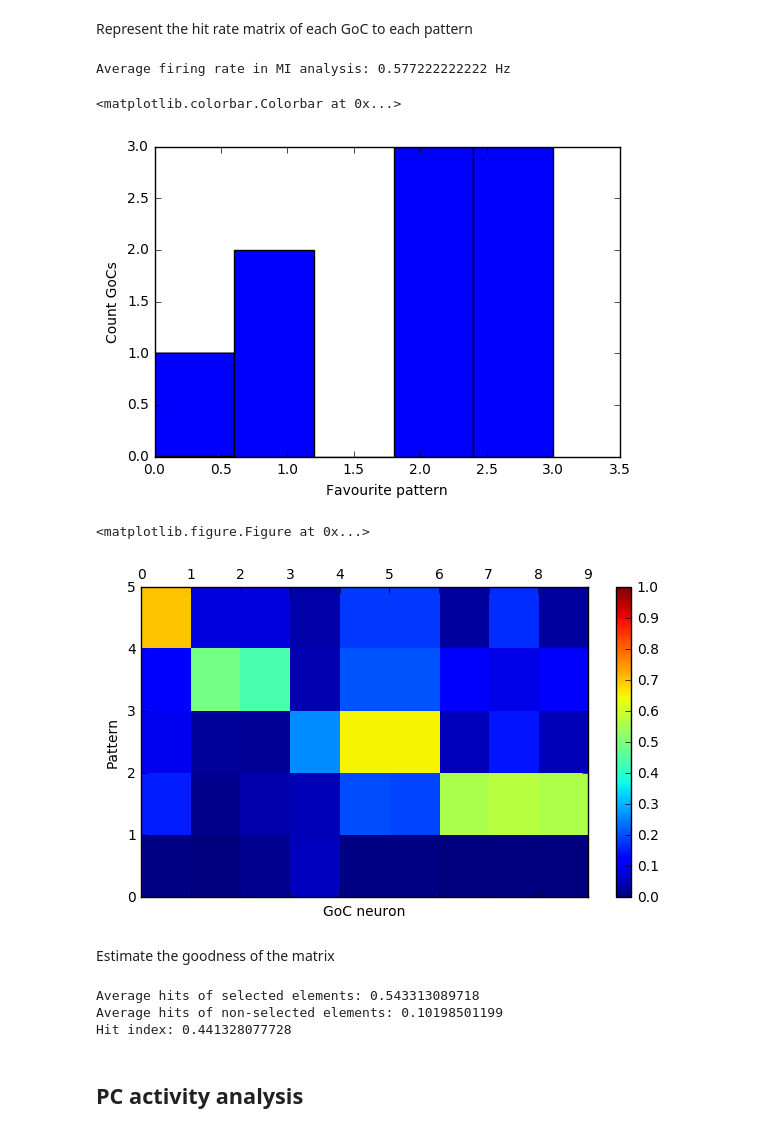
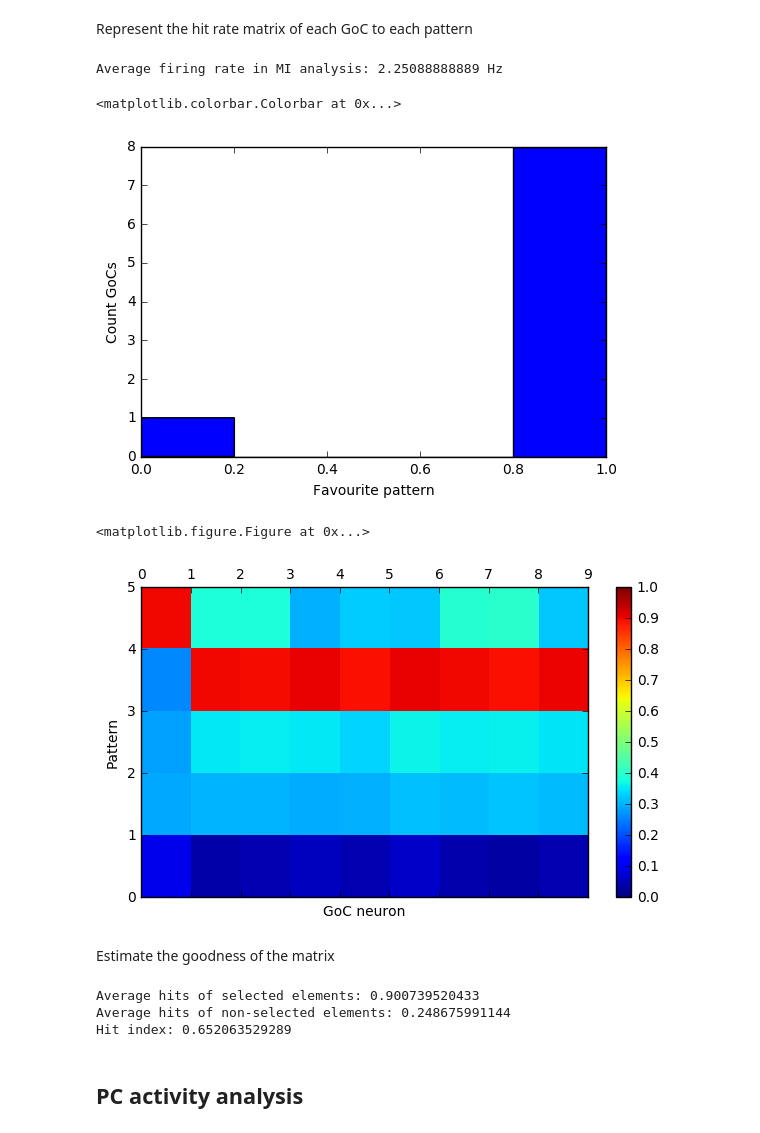
Before and after one commit to jgarridoalcazar/InhPlastVisualization, a Jupyter notebook: analysis/mfGrC/GrCActivityAnalysisAll.ipynb, the cells around one changed output. Saved outputs shown, nothing was run; the diff lists cells and outputs as text; code cells hidden in the pictures.

Commit message:
Analysis of network activity after learning
Jupyter scripts run the simulation and analyze the data.

```diff
--- a/analysis/mfGrC/GrCActivityAnalysisAll.ipynb
+++ b/analysis/mfGrC/GrCActivityAnalysisAll.ipynb
@@ -22,18 +22,17 @@ simulation = FrequencySimulation.FrequencySimulation(config_file=config_file)
 # %% [markdown]
 Initialize the simulation
 # %%
-#simulation.config_options['simulation']['verbosity'] = 'Debug'
-#simulation.config_options['simulation']['seed'] = 12345
-#simulation.config_options['simulation']['time'] = simulation_time
-#simulation.config_options['network']['load_file'] = './results/GoCGrC/network01_after_all_learning.h5'
-#simulation.config_options['network']['save_file'] = None
-#simulation.config_options['stimulation']['load_pattern_file'] = './results/GoCGrC/stimulation_all.h5'
-#simulation.config_options['stimulation']['save_pattern_file'] = None
-#simulation.config_options['grclayer']['register_activity'] = True
-#simulation.config_options['goclayer']['register_activity'] = True
-#simulation.config_options['grclayer']['load_state_vars'] = 'Vth'
-#simulation.config_options['goclayer']['load_state_vars'] = 'Vth'
-#simulation.config_options['grclayer']['load_state_vars'] = None
-#simulation.config_options['goclayer']['load_state_vars'] = None
+simulation.config_options['simulation']['verbosity'] = 'Debug'
+simulation.config_options['simulation']['seed'] = 12345
+simulation.config_options['simulation']['time'] = simulation_time
+simulation.config_options['simulation']['register_activity_only_in_test'] = False
+simulation.config_options['network']['load_file'] = './results/GoCGrC/network01_20mf_after_all_learning.h5'
+simulation.config_options['network']['save_file'] = None
+simulation.config_options['stimulation']['load_pattern_file'] = './results/GoCGrC/stimulation_all.h5'
+simulation.config_options['stimulation']['save_pattern_file'] = None
+simulation.config_options['grclayer']['register_activity'] = True
+simulation.config_options['goclayer']['register_activity'] = True
+simulation.config_options['grclayer']['load_state_vars'] = 'Vth'
+simulation.config_options['goclayer']['load_state_vars'] = 'Vth'
 simulation.initialize()
 # %% [output]
@@ -99,7 +98,7 @@ simulation.run_simulation()
 # %% [markdown]
 Save the network state after the simulation
 # %%
-#simulation.cerebellum.update_network_weights()
+simulation.cerebellum.update_network_weights()
 #simulation.cerebellum.save_network()
 # %% [markdown]
 ## GrC activity analysis
@@ -107,7 +106,7 @@ Save the network state after the simulation
 Calculate the average firing frequency of each granular cells during the ending 100 seconds
 # %%
 gtime,gcell_id = simulation.cerebellum.get_spike_activity(neuron_layer = 'grclayer',
-                                                          init_time = simulation.current_time-100.0,
+                                                          init_time = simulation.current_time-simulation_time,
                                                           end_time = simulation.current_time)
 import numpy
 firing_frequency = numpy.bincount(gcell_id) / (simulation_time*8.0)
@@ -310,7 +309,7 @@ def analyze_activity(layer, window_length, time_bin):
 Represent the hit rate matrix of each GrC to each pattern
 # %%
 layer = 'grclayer'
-window_length = simulation.config_options['hit_analysis']['window_length'] = 100.0
+window_length = simulation.config_options['hit_analysis']['window_length'] = simulation_time
 time_bin = simulation.config_options['hit_analysis']['time_bin'] = 0.125
 
 cr_matrix, hit_matrix, miss_matrix, fa_matrix, faa_matrix = analyze_activity(layer, window_length, time_bin)
@@ -484,41 +460,41 @@ Number of active MF-GoC synapses also included in pattern 3 : 49
 Represent the hit rate matrix of each GoC to each pattern
 # %%
 layer = 'goclayer'
-window_length = simulation.config_options['hit_analysis']['window_length'] = 200.0
+window_length = simulation.config_options['hit_analysis']['window_length'] = simulation_time
 time_bin = simulation.config_options['hit_analysis']['time_bin'] = 0.125
 
 cr_matrix, hit_matrix, miss_matrix, fa_matrix, faa_matrix = analyze_activity(layer, window_length, time_bin)
 
 #numpy.set_printoptions(threshold=numpy.nan)
 #print 'Individual pattern hit matrix:'
 #print hit_matrix
 #print 'Individual pattern correct rejection matrix:'
 #print cr_matrix
 #print 'Individual pattern miss matrix:'
 #print miss_matrix
 #print 'Individual pattern false alarm matrix:'
 #print fa_matrix
 #print 'All patterns false alarm array:'
 #print faa_matrix
 
 extended_hit = numpy.append(hit_matrix, [faa_matrix], axis=0)
 selected_pattern = numpy.argmax(extended_hit, axis=0)
 plt.figure()
 plt.hist(selected_pattern, bins=simulation.pattern_generator.number_of_patterns+1)
 plt.ylabel('Count GoCs')
 plt.xlabel('Favourite pattern')
 cell_sorted = numpy.argsort(selected_pattern)
 plt.figure()
 plt.matshow(extended_hit[:,cell_sorted], extent=[0,simulation.cerebellum.get_number_of_elements(layer=layer),0,simulation.pattern_generator.number_of_patterns+1], vmin=0, vmax=1.0, aspect='auto')
 plt.ylabel('Pattern')
 plt.xlabel('GoC neuron')
 plt.colorbar()
 # %% [output]
-Average firing rate in MI analysis: 0.577222222222 Hz
+Average firing rate in MI analysis: 2.25088888889 Hz
 <matplotlib.colorbar.Colorbar at 0x...>
-[figure, old version]
+[figure, new version]
 <matplotlib.figure.Figure at 0x...>
-[figure, old version]
+[figure, new version]
 # %% [markdown]
 Estimate the goodness of the matrix
 # %%
@@ -531,20 +507,20 @@ ind = numpy.where(selected_pattern<simulation.pattern_generator.number_of_patter
 diagonal = hit_matrix[selected_pattern[ind],ind]
 
 # Create a new matrix setting the diagonal values to zero
-zero_matrix = hit_matrix
+zero_matrix = numpy.copy(hit_matrix)
 zero_matrix[selected_pattern[ind],ind] = 0.0
 
 # Calculate the average of the diagonal elements
 av_selected = numpy.average(diagonal)
-av_nonselected = numpy.sum(zero_matrix[:])/(simulation.cerebellum.get_number_of_elements(layer=layer)*(simulation.pattern_generator.number_of_patterns-1))
+av_nonselected = numpy.sum(zero_matrix[:])/(simulation.cerebellum.get_number_of_elements(layer=layer)*(simulation.pattern_generator.number_of_patterns))
 print 'Average hits of selected elements:',av_selected
 print 'Average hits of non-selected elements:',av_nonselected
 hit_index = av_selected - av_nonselected
 print 'Hit index:',hit_index
 # %% [output]
-Average hits of selected elements: 0.543313089718
-Average hits of non-selected elements: 0.10198501199
-Hit index: 0.441328077728
+Average hits of selected elements: 0.900739520433
+Average hits of non-selected elements: 0.248675991144
+Hit index: 0.652063529289
 # %% [markdown]
 ## PC activity analysis
 # %% [markdown]
```
Also changed, not shown: parts of 11 cells of this notebook, 2 other files.
